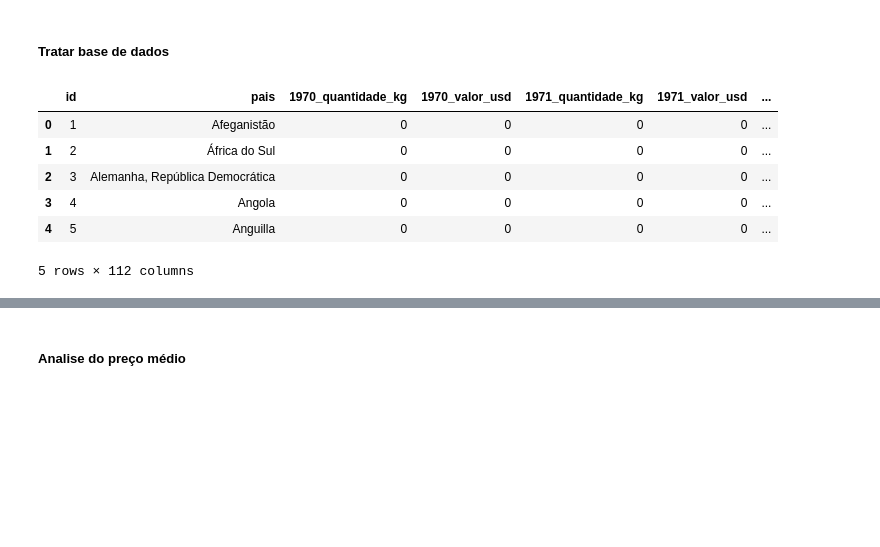
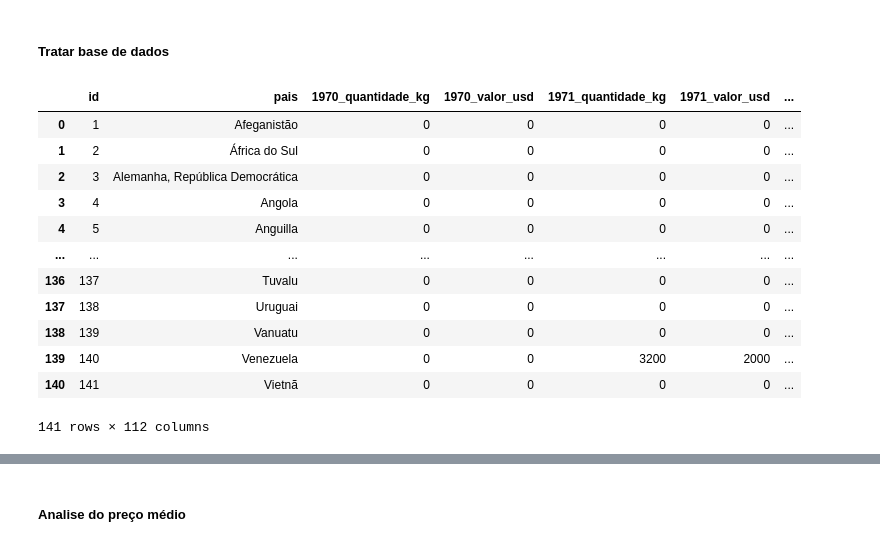
Before and after one commit to RicardViana/fiap-Data-Analysis-and-Exploration, a Jupyter notebook: tech_challenge_fase1.ipynb, the cells around one changed output, grey strips where cells are left out. Cells and saved outputs as stored; diff of their text form; code cells hidden in the pictures; blank space fills up the shorter version.

```diff
--- a/tech_challenge_fase1.ipynb
+++ b/tech_challenge_fase1.ipynb
@@ -56,6 +56,8 @@ def encontrar_sequencias_consecutivas(anos, min_consecutivos):
 # %% [markdown]
 ##### Tratar base de dados
 # %%
+# Código original para ler o data frame, mas depois com a ajuda dos colega da Pós foi alterado conforme proxima celula
+
 # Como o delimitador do arquivo exportado é o espaço, foi necesasrio tratar o arquivo de uma maneira diferente para garantir a criação correta do Data Frma
 
 # Caminho onde esta o arquivo
@@ -78,32 +80,38 @@ anos = cabecalho_raw[2:]
 
 # Agrupar pares de colunas por ano como 'Ano_Quantidade' e 'Ano_Valor'
 for i in range(0, len(anos), 2):
     ano = anos[i]
     colunas.append(f"{ano}_quantidade_kg")
     colunas.append(f"{ano}_valor_usd")
 
 # Lê os dados
 for linha in linhas[1:]:
     partes = linha.strip().split()
     id = partes[0]
 
     # Juntar os campos do país até encontrar o início dos valores (número)
     i = 1
     while not partes[i].isdigit():
         i += 1
     pais = ' '.join(partes[1:i])
     valores = partes[i:]
     dados.append([id, pais] + valores)
 
 # Criar o DataFrame e ajustar o nome
 df_vinhos = pd.DataFrame(dados, columns=colunas)
 df_vinhos = df_vinhos.rename(columns={'País': 'pais','Id':'id'})
-df_vinhos.head()
+df_vinhos
 # %% [output]
 |  | id | pais | 1970_quantidade_kg | 1970_valor_usd | 1971_quantidade_kg | 1971_valor_usd | ... |
 | 0 | 1 | Afeganistão | 0 | 0 | 0 | 0 | ... |
 | 1 | 2 | África do Sul | 0 | 0 | 0 | 0 | ... |
 | 2 | 3 | Alemanha, República Democrática | 0 | 0 | 0 | 0 | ... |
 | 3 | 4 | Angola | 0 | 0 | 0 | 0 | ... |
 | 4 | 5 | Anguilla | 0 | 0 | 0 | 0 | ... |
+| ... | ... | ... | ... | ... | ... | ... | ... |
+| 136 | 137 | Tuvalu | 0 | 0 | 0 | 0 | ... |
+| 137 | 138 | Uruguai | 0 | 0 | 0 | 0 | ... |
+| 138 | 139 | Vanuatu | 0 | 0 | 0 | 0 | ... |
+| 139 | 140 | Venezuela | 0 | 0 | 3200 | 2000 | ... |
+| 140 | 141 | Vietnã | 0 | 0 | 0 | 0 | ... |
-5 rows × 112 columns
+141 rows × 112 columns
```
Also changed, not shown: parts of 7 cells of this notebook.
